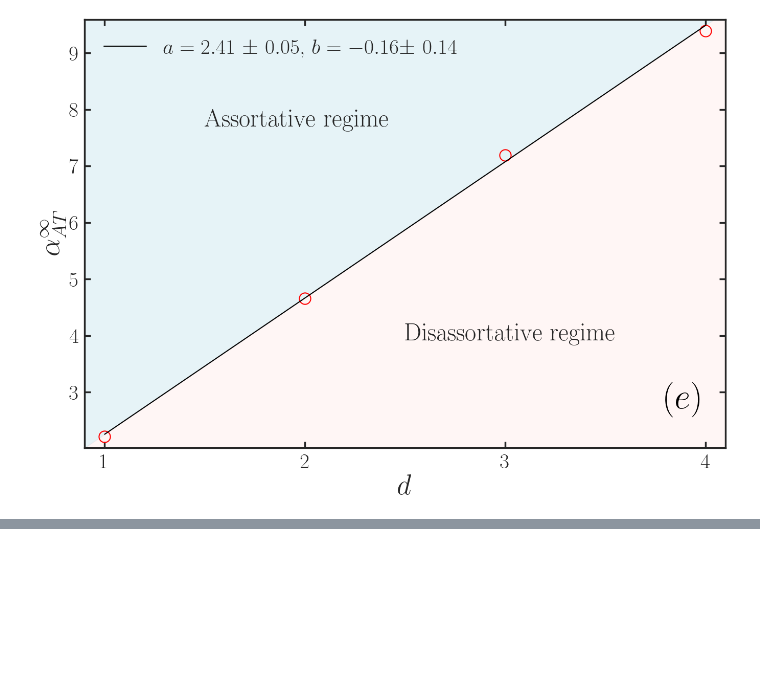
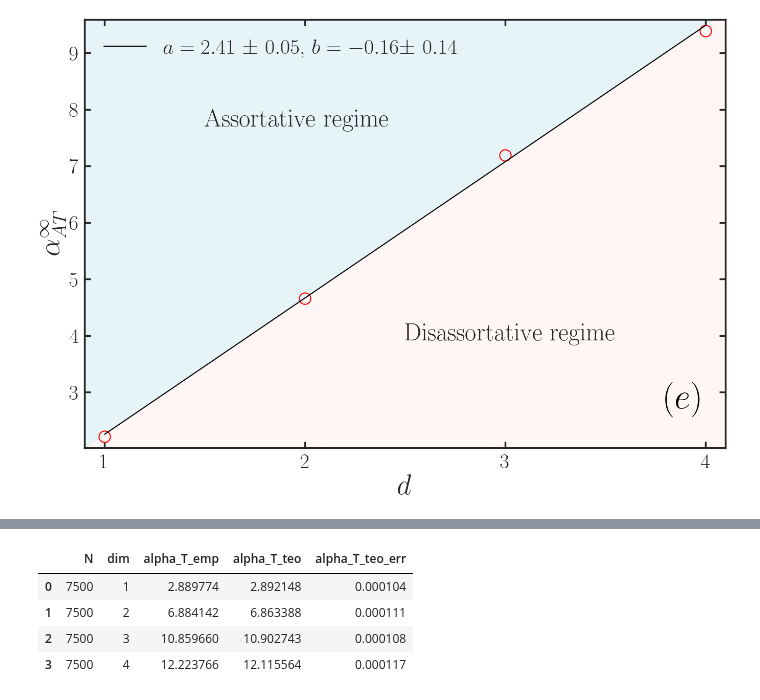
Before and after one commit to JuniorAlencar/SpatialPreferential, a Jupyter notebook: scripts/jupyter/properties.ipynb, the cells around one changed output, grey strips where cells are left out. Saved outputs shown, nothing was run; the diff lists cells and outputs as text; code cells hidden in the pictures; blank space fills up the shorter version.

```diff
--- a/scripts/jupyter/properties.ipynb
+++ b/scripts/jupyter/properties.ipynb
@@ -1815,6 +1542,0 @@ def tabela_parametros_modelos(x, y):
-# %%
-# Supondo que você já tenha:
-df_d = df_min[df_min["dim"] == 4]
-N, R_min = df_d["N"].values, df_d["R_min"].values
-
-tabela_parametros_modelos(N, R_min)
@@ -1996,6 +1542,0 @@ def filtrar_modelos_por_Rinf(resultados):
-# %%
-df_d = df_min[df_min["dim"] == 1]
-N, R_min = df_d["N"].values, df_d["R_min"].values
-
-todos_resultados = fit_all_models(N, R_min)
-resultados_validos = filtrar_modelos_por_Rinf(todos_resultados)
@@ -2049,0 +1545,73 @@ def plotar_modelos_filtrados(df_min, model_keys, model_labels, model_colors, sal
+# %%
+N_val = [7500]
+parms_validation = {"N":[], "dim":[], "alpha_T_emp":[], "alpha_T_teo":[], "alpha_T_teo_err":[]}
+dimensions = [1,2,3,4]
+
+for dim in dimensions:
+    for i in range(len(N_val)):
+        # Filtra o DataFrame para a dimensão e valor de N desejados
+        df_dim = df[(df['dim'] == dim) & (df['N'] == N_val[i]) & (df["alpha_g"]==2.0)]
+
+        df_ord = df_dim.sort_values(by="alpha_a")
+
+        x = df_ord['alpha_a'].values
+        y = df_ord['ass_coeff_mean'].values
+
+        x_int, y_int = find_intersection(x, y)
+
+        parms_validation["N"].append(N_val[i])
+        parms_validation["dim"].append(int(dim))
+        parms_validation["alpha_T_emp"].append(float(x_int))
+
+N = np.array([5000, 10000, 20000, 40000, 80000, 160000, 320000])
+N_s = np.array([20000, 3200, 700, 500, 200, 30, 15])
+dimensions = [1,2,3,4]
+
+def model_exp(N, alpha_inf, A, p):
+    return alpha_inf + A * np.exp(-N**p)
+
+def model_exp_gradient(N, alpha_inf, A, p):
+    """
+    Derivadas parciais de model_exp em relação a alpha_inf, A e p
+    """
+    exp_term = np.exp(-N**p)
+    d_alpha_inf = 1
+    d_A = exp_term
+    d_p = A * exp_term * (-N**p) * np.log(N)
+    return np.array([d_alpha_inf, d_A, d_p])
+
+for d in dimensions:
+    color = cmap(norm(d))
+
+    df_d = df_int[df_int["dim"] == d]
+    N_vals = df_d["N"].values
+    alpha_vals = df_d["alpha_intercept"].values
+    N_vals = np.log(np.array(N_vals))
+
+    nvalues, alpha_inf = N_vals, alpha_vals
+    ax.plot(nvalues, alpha_inf, marker=markers[d],
+            color='none', markeredgecolor=colors[d], markersize=markersize, mew=mew)
+
+    initial_guess = [2., 100, .5]
+    standard_error = 1 / np.sqrt(N*N_s)
+    popt, pcov = curve_fit(model_exp, nvalues, alpha_inf, p0=initial_guess,
+                           absolute_sigma=True, sigma=standard_error, method='lm', maxfev=10000)
+
+    for n in N_val:
+        alpha_t = model_exp(np.log(n), *popt)
+        grad = model_exp_gradient(np.log(n), *popt)
+
+        # erro estimado via propagação
+        alpha_t_error = np.sqrt(grad @ pcov @ grad.T)
+
+        parms_validation["alpha_T_teo"].append(alpha_t)
+        parms_validation["alpha_T_teo_err"].append(alpha_t_error)
+
+df_val = pd.DataFrame(data=parms_validation)
+df_val
+# %% [output]
+|  | N | dim | alpha_T_emp | alpha_T_teo | alpha_T_teo_err |
+| 0 | 7500 | 1 | 2.889774 | 2.892148 | 0.000104 |
+| 1 | 7500 | 2 | 6.884142 | 6.863388 | 0.000111 |
+| 2 | 7500 | 3 | 10.859660 | 10.902743 | 0.000108 |
+| 3 | 7500 | 4 | 12.223766 | 12.115564 | 0.000117 |
```
Also changed, not shown: parts of 16 cells of this notebook, 1 other file.
